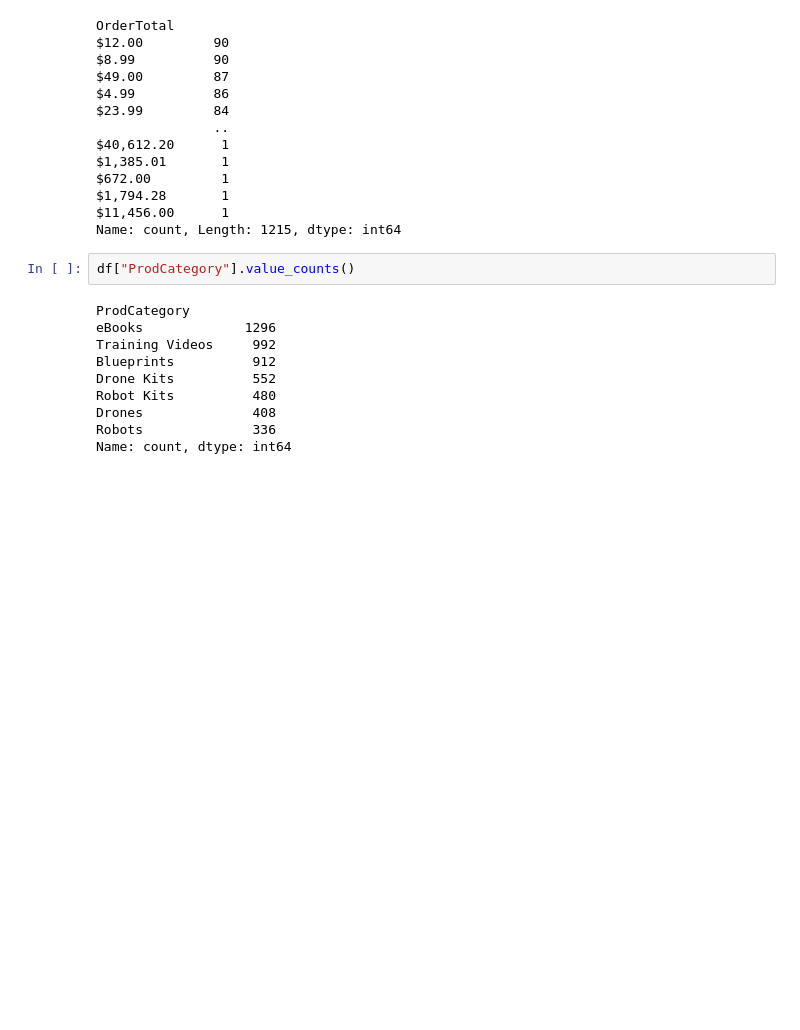
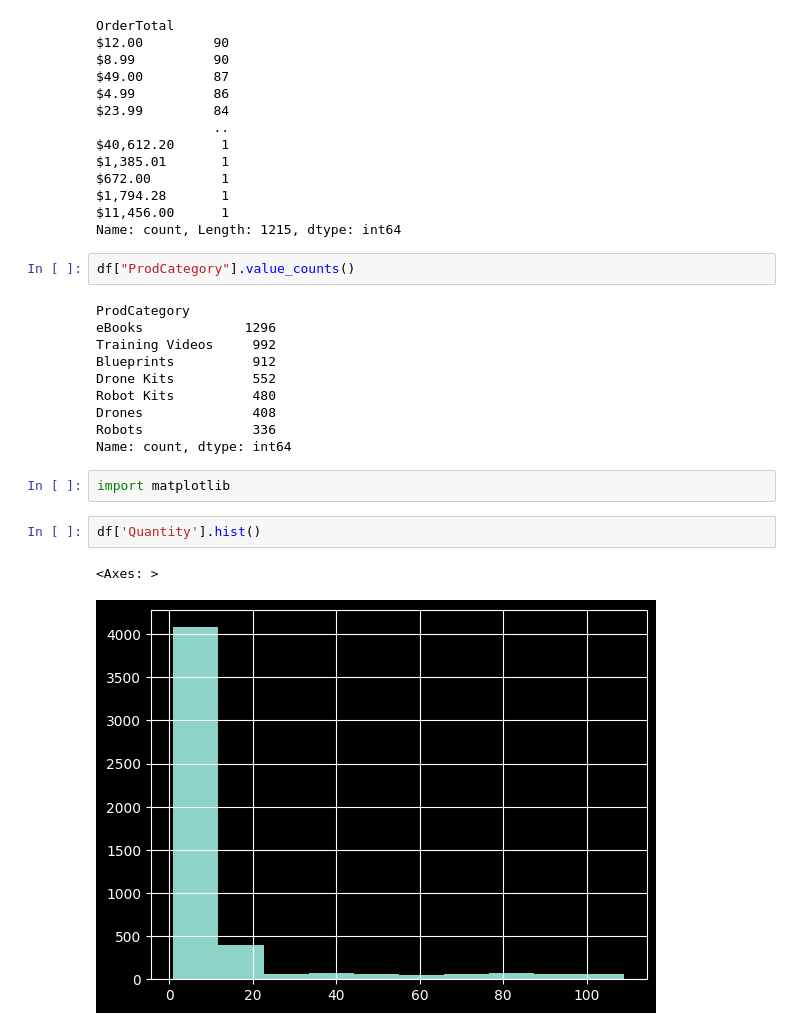
Before and after one commit to csmai/advanced-python-practical-database-examples-4363655, a Jupyter notebook: pandas-workspace/Pandas-Practice.ipynb, the cells around one changed output. Drawn from its saved outputs; the diff is of its cells as text; blank space fills up the shorter version.

Commit message:
matplotlib bemuttao

```diff
--- a/pandas-workspace/Pandas-Practice.ipynb
+++ b/pandas-workspace/Pandas-Practice.ipynb
@@ -82,3 +82,10 @@ Robot Kits          480
 Drones              408
 Robots              336
 Name: count, dtype: int64
+# %%
+import matplotlib
+# %%
+df['Quantity'].hist()
+# %% [output]
+<Axes: >
+[figure, added]
```
Also changed, not shown: parts of 1 cell of this notebook.
